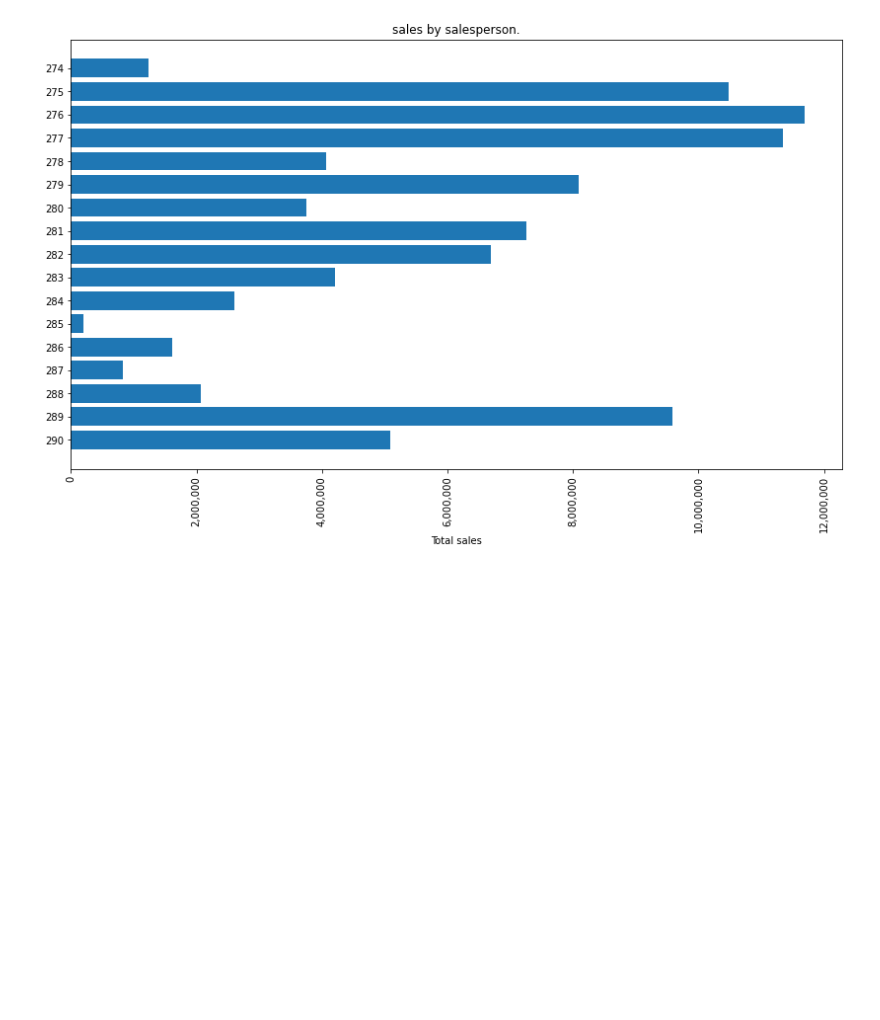
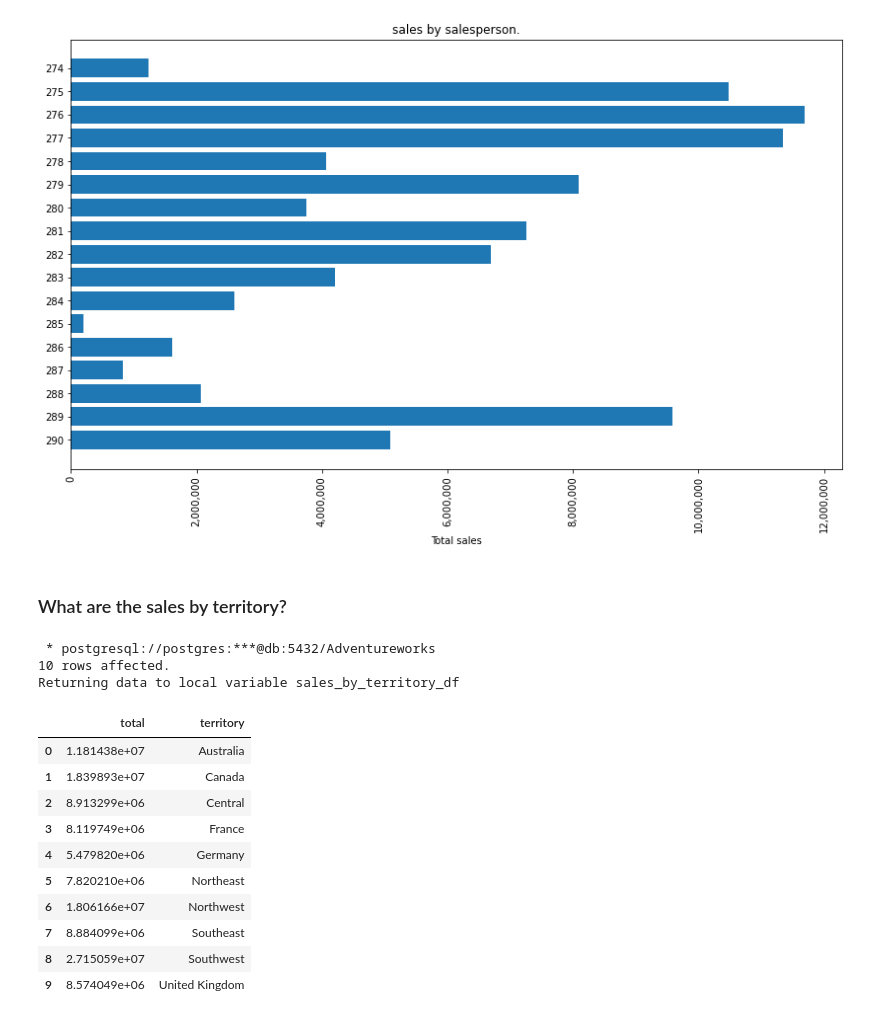
Before and after one commit to nikolaevtomov/adventureworks, a Jupyter notebook: notebook/3.sales.ipynb, the cells around one changed output. Drawn from its saved outputs; the diff is of its cells as text; code cells hidden in the pictures; blank space fills up the shorter version.

```diff
--- a/notebook/3.sales.ipynb
+++ b/notebook/3.sales.ipynb
@@ -128,3 +128,35 @@ plt.xticks(rotation=90)
 plt.show()
 # %% [output]
 [figure]
+# %% [markdown]
+### What are the sales by territory?
+# %%
+%%sql sales_by_territory_df <<
+
+SELECT
+    SUM(soh.totaldue) AS total,
+    t.name AS territory
+
+FROM sales.salesorderheader soh
+INNER JOIN sales.salesterritory t ON t.territoryid = soh.territoryid
+
+GROUP BY 2
+ORDER BY 2
+# %% [output]
+ * postgresql://postgres:***@db:5432/Adventureworks
+10 rows affected.
+Returning data to local variable sales_by_territory_df
+# %%
+sales_by_territory_df
+# %% [output]
+|  | total | territory |
+| 0 | 1.181438e+07 | Australia |
+| 1 | 1.839893e+07 | Canada |
+| 2 | 8.913299e+06 | Central |
+| 3 | 8.119749e+06 | France |
+| 4 | 5.479820e+06 | Germany |
+| 5 | 7.820210e+06 | Northeast |
+| 6 | 1.806166e+07 | Northwest |
+| 7 | 8.884099e+06 | Southeast |
+| 8 | 2.715059e+07 | Southwest |
+| 9 | 8.574049e+06 | United Kingdom |
```
Also changed, not shown: parts of 1 cell of this notebook.
